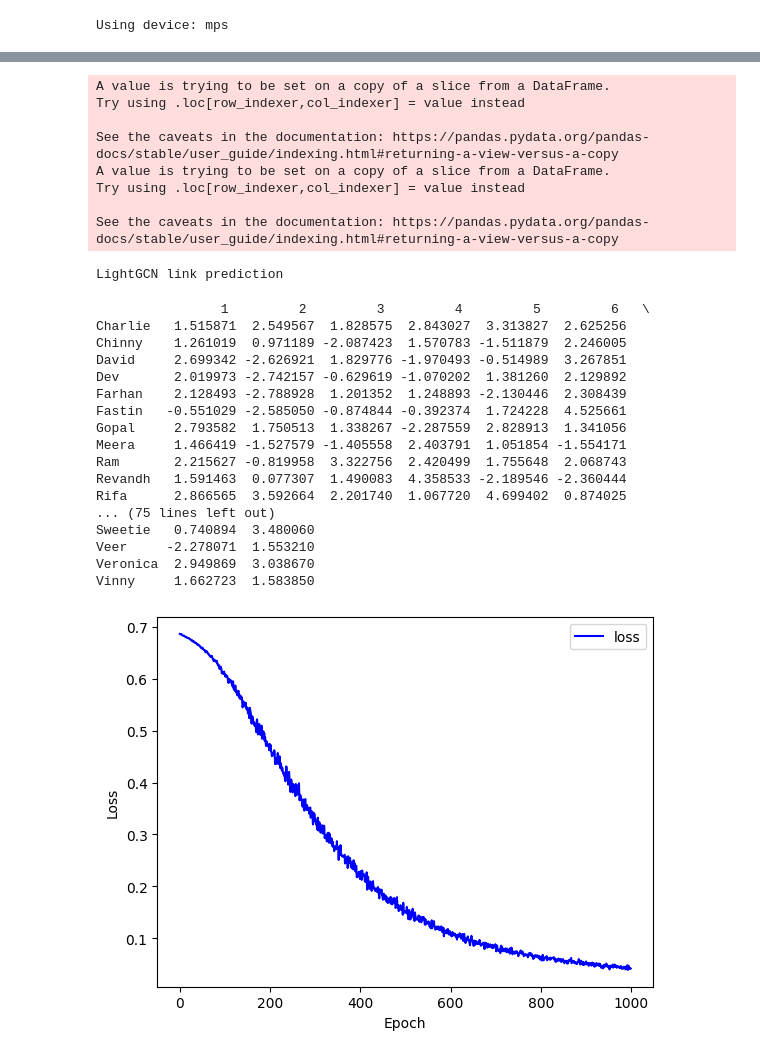
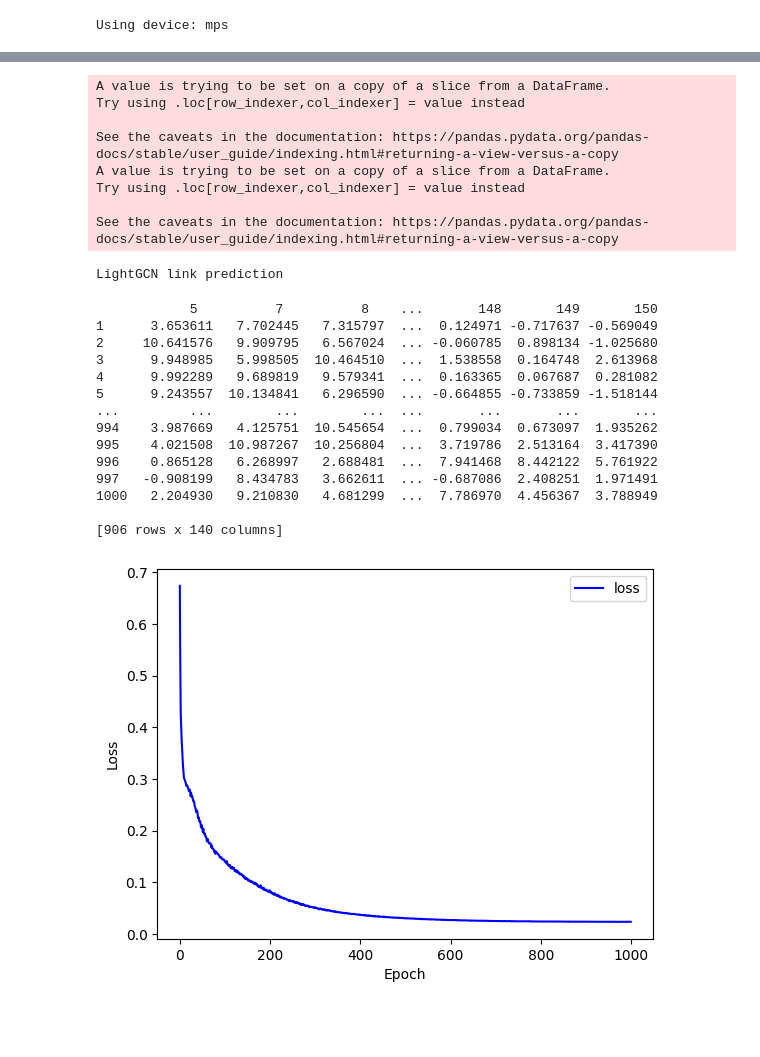
Before and after one commit to kbsooo/GNN_and_Bigdata, a Jupyter notebook: demo.ipynb, the cells around one changed output, grey strips where cells are left out. Drawn from its saved outputs; the diff is of its cells as text; code cells hidden in the pictures; blank space fills up the shorter version.

```diff
--- a/demo.ipynb
+++ b/demo.ipynb
@@ -96,44 +96,33 @@ print("Using device:", device)
 Using device: mps
 # %%
 # hyperparameters
-# latent_dim = 8   # length of user/item embedding
-# num_layer = 5   # num.hop neighbor
-# rating_threshold = 4
-# batch_size = 4
-# epochs = 500
-# learning_rate = 0.0001
-# decay = 0.0001
-# topK = 3 # num. top recommend
-# dropout = 0.2
-# sample_rate = 0  # test size, train whole set
-
 latent_dim = 128   # length of user/item embedding
 num_layer = 3   # num.hop neighbor
-rating_threshold = 4
+rating_threshold = 7
 batch_size = 500
 epochs = 1000
 learning_rate = 0.001
 decay = 0.0001
 topK = 3 # num. top recommend
 dropout = 0.2
-sample_rate = 0  # test size, train whole set
+sample_rate = 0.2  # test size, train whole set
 
-df = pd.read_csv('food2.csv')   #('movielens.csv')
+df = pd.read_csv('joke.csv')   #('movielens.csv')
 print("*"*50)
 print("Original dataset info.")
-user_ids = sorted(df['user'].unique())
-item_ids = sorted(df['item'].unique())
+user_ids = sorted(df['userId'].unique())
+item_ids = sorted(df['jokeId'].unique())
 print("  Number of users = ", len(user_ids))
-print("  Number of items = ", len(item_ids))
+print("  Number of jokes = ", len(item_ids))
 print("  Number of ratings = ", len(df))
 print("*"*50)
 print("After rating filtering")
 print("  Rating threshhold = ", rating_threshold)
-df = df[df['rating']>=rating_threshold]  # consider only rating >= threshold
-user_ids = sorted(df['user'].unique())
-item_ids = sorted(df['item'].unique())
+# df = df[df['rating']>=rating_threshold]  # consider only rating >= threshold
+user_ids = sorted(df['userId'].unique())
+item_ids = sorted(df['jokeId'].unique())
 print("  Number of users = ", len(user_ids))
-print("  Number of items = ", len(item_ids))
+print("  Number of jokes = ", len(item_ids))
 print("  Number of ratings = ", len(df))
 # %% [output]
 **************************************************
@@ -151,14 +140,15 @@ After rating filtering
 rand_indices = np.random.permutation(range(df.shape[0]))
 train_size = math.ceil(len(df)*(1-sample_rate))
 df_train = df.iloc[rand_indices[:train_size]]
+df_test = df.iloc[rand_indices[train_size:]]
 
 le_user = pp.LabelEncoder()
 le_item = pp.LabelEncoder()
-df_train['user_idx'] = le_user.fit_transform(df_train['user'].values)
-df_train['item_idx'] = le_item.fit_transform(df_train['item'].values)
-df_train = df_train.sort_values(by=['user', 'item'], ascending=[True, True])
-user_ids = sorted(df_train['user'].unique())
-item_ids = sorted(df_train['item'].unique())
+df_train['user_idx'] = le_user.fit_transform(df_train['userId'].values)
+df_train['item_idx'] = le_item.fit_transform(df_train['jokeId'].values)
+df_train = df_train.sort_values(by=['userId', 'jokeId'], ascending=[True, True])
+user_ids = sorted(df_train['userId'].unique())
+item_ids = sorted(df_train['jokeId'].unique())
 num_user = len(user_ids)
 num_item = len(item_ids)
 
@@ -298,48 +288,45 @@ for epoch in tqdm(range(epochs)):
     model.eval()
     with torch.no_grad():
         final_user_Embed, final_item_Embed, initial_user_Embed, initial_item_Embed = model.propagate_through_layers()
 
     loss_list_epoch.append(round(np.mean(final_loss_list),4))
 
 
 score = torch.matmul(final_user_Embed, torch.transpose(final_item_Embed,0, 1))
 df_score = pd.DataFrame(score, index=user_ids, columns = item_ids)
 print(df_score)
 
 
 # loss graph
 losses_np = np.array(loss_list_epoch)
 epoch_range = np.arange(1,epochs)
 plt.plot(losses_np, color='blue', label='loss')
 plt.xlabel('Epoch')
 plt.ylabel('Loss')
 plt.legend()
 plt.show()
 # %% [output]
 A value is trying to be set on a copy of a slice from a DataFrame.
 Try using .loc[row_indexer,col_indexer] = value instead
 
 See the caveats in the documentation: https://pandas.pydata.org/pandas-docs/stable/user_guide/indexing.html#returning-a-view-versus-a-copy
 A value is trying to be set on a copy of a slice from a DataFrame.
 Try using .loc[row_indexer,col_indexer] = value instead
 
 See the caveats in the documentation: https://pandas.pydata.org/pandas-docs/stable/user_guide/indexing.html#returning-a-view-versus-a-copy
 LightGCN link prediction
-                1         2         3         4         5         6   \
-Charlie   1.515871  2.549567  1.828575  2.843027  3.313827  2.625256
-Chinny    1.261019  0.971189 -2.087423  1.570783 -1.511879  2.246005
-David     2.699342 -2.626921  1.829776 -1.970493 -0.514989  3.267851
-Dev       2.019973 -2.742157 -0.629619 -1.070202  1.381260  2.129892
-Farhan    2.128493 -2.788928  1.201352  1.248893 -2.130446  2.308439
-Fastin   -0.551029 -2.585050 -0.874844 -0.392374  1.724228  4.525661
-Gopal     2.793582  1.750513  1.338267 -2.287559  2.828913  1.341056
-Meera     1.466419 -1.527579 -1.405558  2.403791  1.051854 -1.554171
-Ram       2.215627 -0.819958  3.322756  2.420499  1.755648  2.068743
-Revandh   1.591463  0.077307  1.490083  4.358533 -2.189546 -2.360444
-Rifa      2.866565  3.592664  2.201740  1.067720  4.699402  0.874025
-... (75 lines left out)
-Sweetie   0.740894  3.480060
-Veer     -2.278071  1.553210
-Veronica  2.949869  3.038670
-Vinny     1.662723  1.583850
+            5          7          8    ...       148       149       150
+1      3.653611   7.702445   7.315797  ...  0.124971 -0.717637 -0.569049
+2     10.641576   9.909795   6.567024  ... -0.060785  0.898134 -1.025680
+3      9.948985   5.998505  10.464510  ...  1.538558  0.164748  2.613968
+4      9.992289   9.689819   9.579341  ...  0.163365  0.067687  0.281082
+5      9.243557  10.134841   6.296590  ... -0.664855 -0.733859 -1.518144
+...         ...        ...        ...  ...       ...       ...       ...
+994    3.987669   4.125751  10.545654  ...  0.799034  0.673097  1.935262
+995    4.021508  10.987267  10.256804  ...  3.719786  2.513164  3.417390
+996    0.865128   6.268997   2.688481  ...  7.941468  8.442122  5.761922
+997   -0.908199   8.434783   3.662611  ... -0.687086  2.408251  1.971491
+1000   2.204930   9.210830   4.681299  ...  7.786970  4.456367  3.788949
+
+[906 rows x 140 columns]
-[figure, old version]
+[figure, new version]
```
Also changed, not shown: parts of 5 cells of this notebook.
